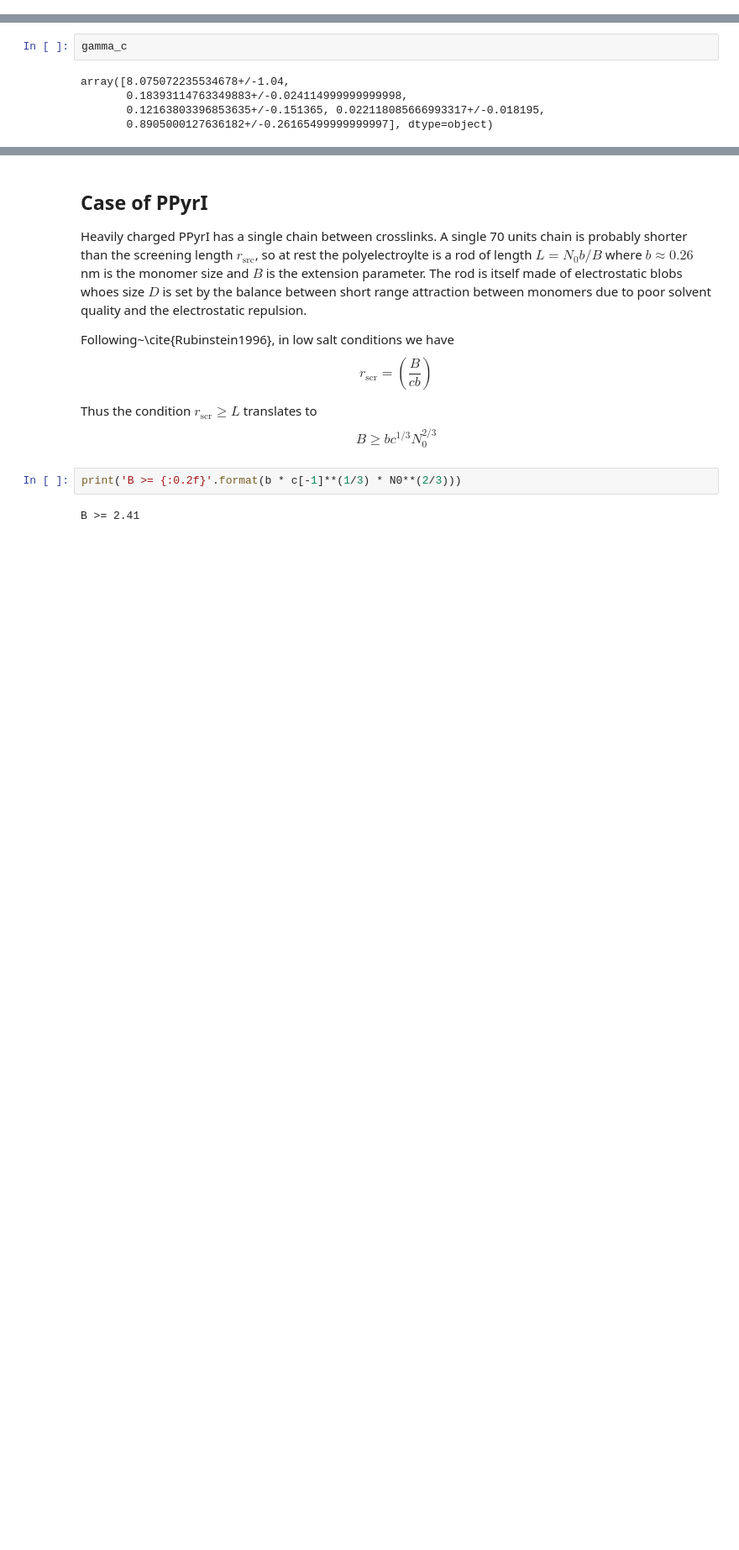
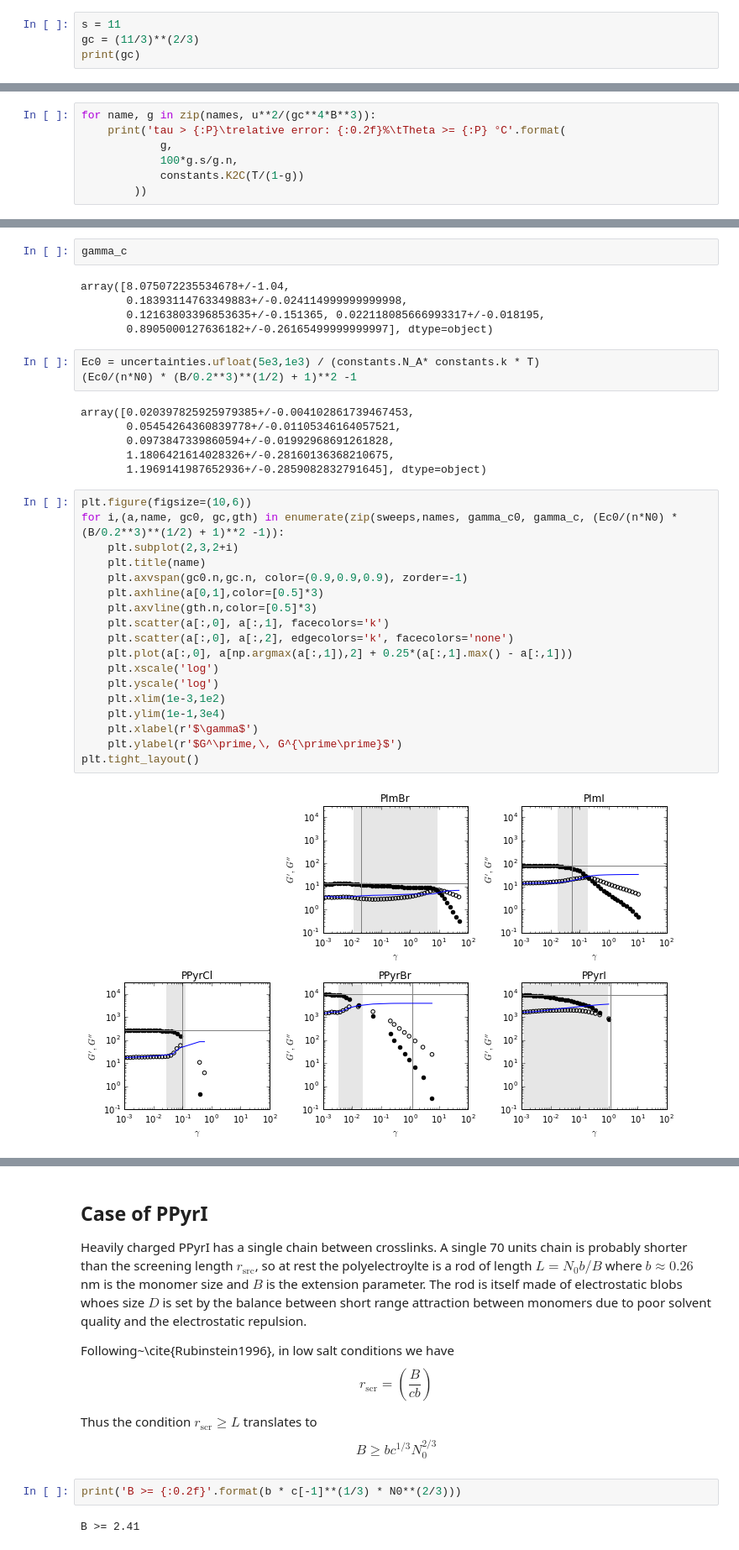
Before and after one commit to MathieuLeocmach/PALSE, a Jupyter notebook: PALSE/nonlinear.ipynb, the cells around one changed output, grey strips where cells are left out. Shown at 84% size. Drawn from its saved outputs; the diff is of its cells as text; blank space fills up the shorter version.

```diff
--- a/PALSE/nonlinear.ipynb
+++ b/PALSE/nonlinear.ipynb
@@ -179,0 +194,4 @@ $$g_T = \left(\frac{b^3}{v\tau}\right)^2, \qquad \xi_T = \frac{b^4}{v\tau}$$
+# %%
+s = 11
+gc = (11/3)**(2/3)
+print(gc)
@@ -292,0 +329,7 @@ We know that $\Theta>100$°C so $0.2<\tau<1$. In the following we will deduce a
+# %%
+for name, g in zip(names, u**2/(gc**4*B**3)):
+    print('tau > {:P}\trelative error: {:0.2f}%\tTheta >= {:P} °C'.format(
+            g,
+            100*g.s/g.n,
+            constants.K2C(T/(1-g))
+        ))
@@ -377,3 +434,32 @@ array([8.075072235534678+/-1.04,
        0.18393114763349883+/-0.024114999999999998,
        0.12163803396853635+/-0.151365, 0.022118085666993317+/-0.018195,
        0.8905000127636182+/-0.26165499999999997], dtype=object)
+# %%
+Ec0 = uncertainties.ufloat(5e3,1e3) / (constants.N_A* constants.k * T)
+(Ec0/(n*N0) * (B/0.2**3)**(1/2) + 1)**2 -1
+# %% [output]
+array([0.020397825925979385+/-0.004102861739467453,
+       0.05454264360839778+/-0.01105346164057521,
+       0.0973847339860594+/-0.01992968691261828,
+       1.1806421614028326+/-0.28160136368210675,
+       1.1969141987652936+/-0.2859082832791645], dtype=object)
+# %%
+plt.figure(figsize=(10,6))
+for i,(a,name, gc0, gc,gth) in enumerate(zip(sweeps,names, gamma_c0, gamma_c, (Ec0/(n*N0) * (B/0.2**3)**(1/2) + 1)**2 -1)):
+    plt.subplot(2,3,2+i)
+    plt.title(name)
+    plt.axvspan(gc0.n,gc.n, color=(0.9,0.9,0.9), zorder=-1)
+    plt.axhline(a[0,1],color=[0.5]*3)
+    plt.axvline(gth.n,color=[0.5]*3)
+    plt.scatter(a[:,0], a[:,1], facecolors='k')
+    plt.scatter(a[:,0], a[:,2], edgecolors='k', facecolors='none')
+    plt.plot(a[:,0], a[np.argmax(a[:,1]),2] + 0.25*(a[:,1].max() - a[:,1]))
+    plt.xscale('log')
+    plt.yscale('log')
+    plt.xlim(1e-3,1e2)
+    plt.ylim(1e-1,3e4)
+    plt.xlabel(r'$\gamma$')
+    plt.ylabel(r'$G^\prime,\, G^{\prime\prime}$')
+plt.tight_layout()
+# %% [output]
+[figure, added]
```
Also changed, not shown: parts of 26 cells of this notebook, 1 other file.
